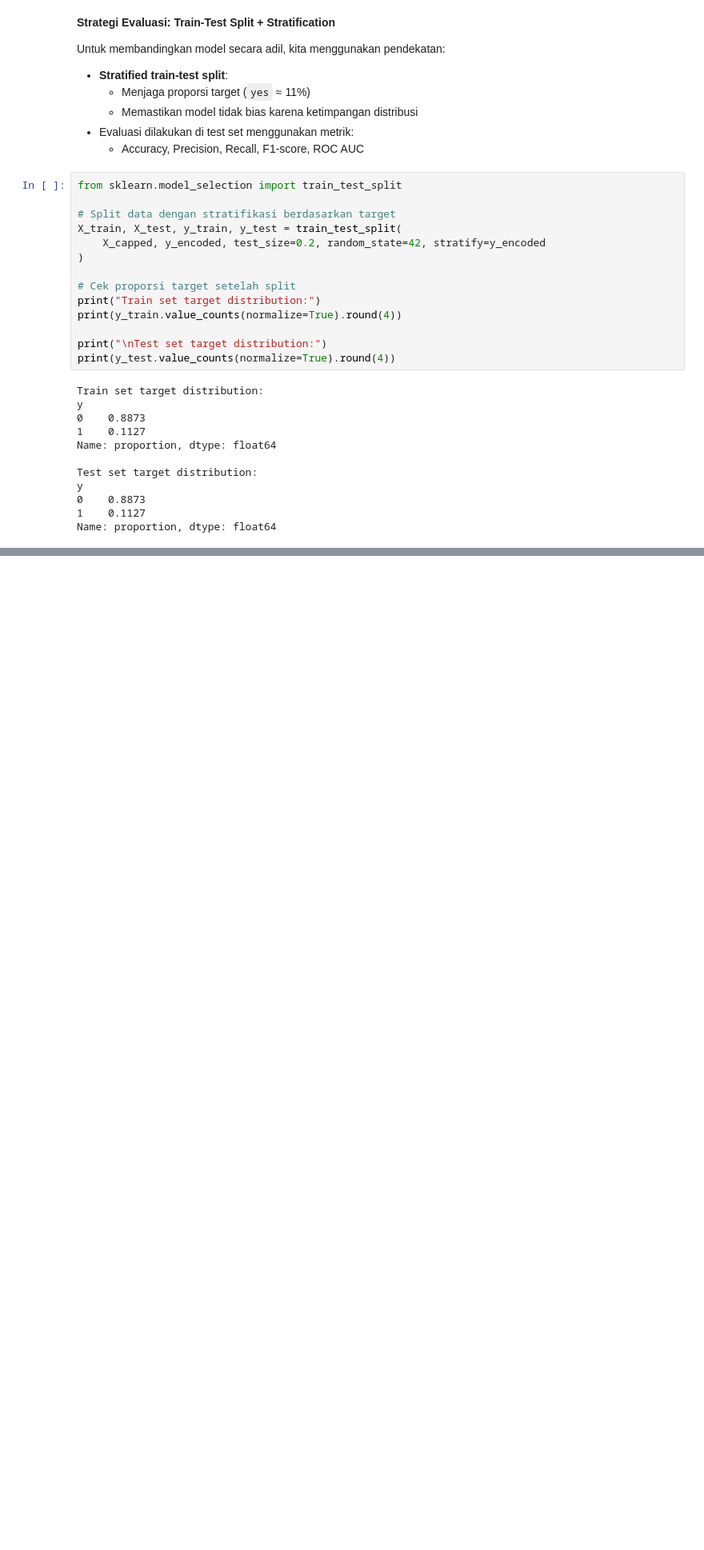
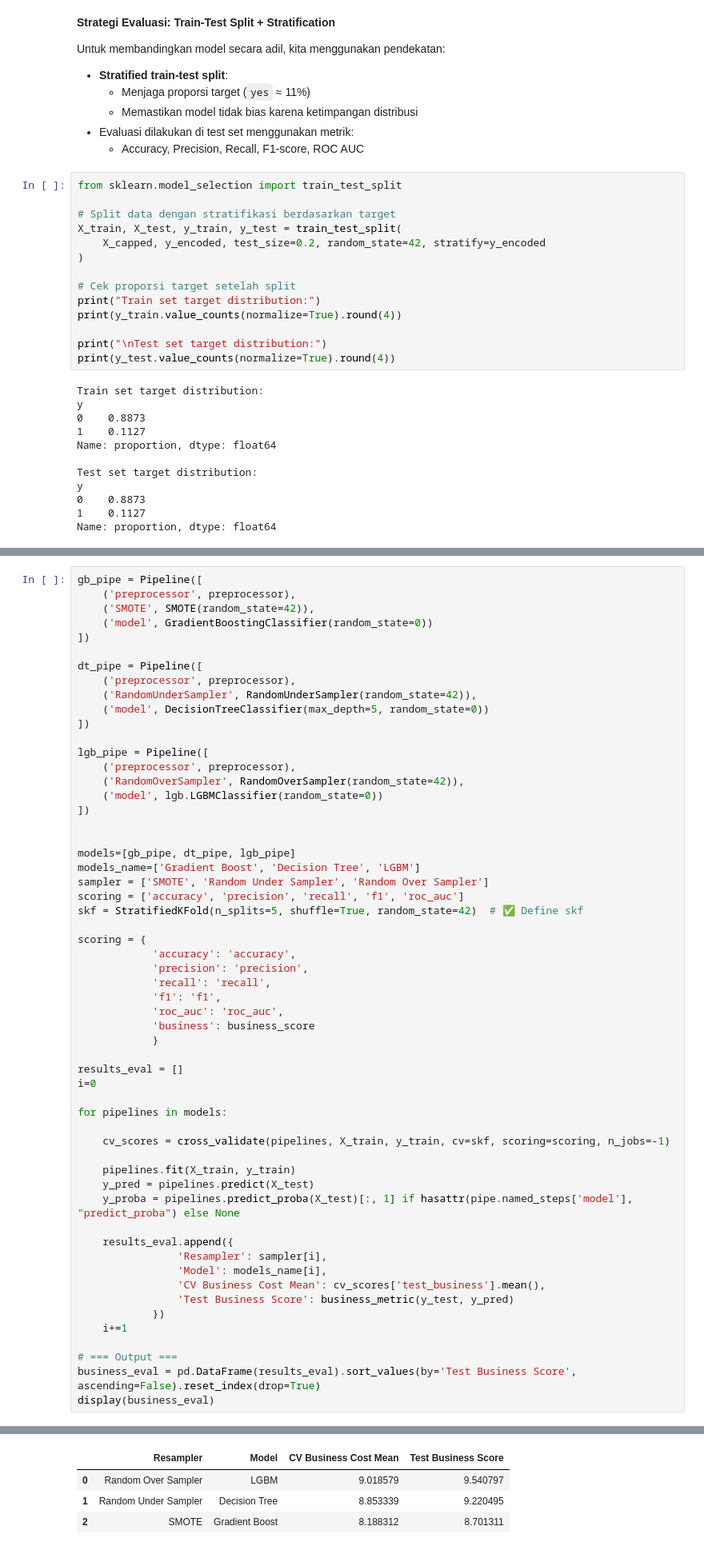
Before and after one commit to akmalraafid25/BetaGroup_JC_DS_OL_FinalProject, a Jupyter notebook: FinalProject.ipynb, the cells around one changed output, grey strips where cells are left out. Shown at 80% size. Drawn from its saved outputs; the diff is of its cells as text; blank space fills up the shorter version.

```diff
--- a/FinalProject.ipynb
+++ b/FinalProject.ipynb
@@ -1525,0 +1582,58 @@ Parameters: { "use_label_encoder" } are not used.
+# %%
+gb_pipe = Pipeline([
+    ('preprocessor', preprocessor),
+    ('SMOTE', SMOTE(random_state=42)),
+    ('model', GradientBoostingClassifier(random_state=0))
+])
+
+dt_pipe = Pipeline([
+    ('preprocessor', preprocessor),
+    ('RandomUnderSampler', RandomUnderSampler(random_state=42)),
+    ('model', DecisionTreeClassifier(max_depth=5, random_state=0))
+])
+
+lgb_pipe = Pipeline([
+    ('preprocessor', preprocessor),
+    ('RandomOverSampler', RandomOverSampler(random_state=42)),
+    ('model', lgb.LGBMClassifier(random_state=0))
+])
+
+
+models=[gb_pipe, dt_pipe, lgb_pipe]
+models_name=['Gradient Boost', 'Decision Tree', 'LGBM']
+sampler = ['SMOTE', 'Random Under Sampler', 'Random Over Sampler']
+scoring = ['accuracy', 'precision', 'recall', 'f1', 'roc_auc']
+skf = StratifiedKFold(n_splits=5, shuffle=True, random_state=42)  # ✅ Define skf
+
+scoring = {
+            'accuracy': 'accuracy',
+            'precision': 'precision',
+            'recall': 'recall',
+            'f1': 'f1',
+            'roc_auc': 'roc_auc',
+            'business': business_score
+            }
+
+results_eval = []
+i=0
+
+for pipelines in models:
+
+    cv_scores = cross_validate(pipelines, X_train, y_train, cv=skf, scoring=scoring, n_jobs=-1)
+
+    pipelines.fit(X_train, y_train)
+    y_pred = pipelines.predict(X_test)
+    y_proba = pipelines.predict_proba(X_test)[:, 1] if hasattr(pipe.named_steps['model'], "predict_proba") else None
+
+    results_eval.append({
+                'Resampler': sampler[i],
+                'Model': models_name[i],
+                'CV Business Cost Mean': cv_scores['test_business'].mean(),
+                'Test Business Score': business_metric(y_test, y_pred)
+            })
+    i+=1
+
+# === Output ===
+business_eval = pd.DataFrame(results_eval).sort_values(by='Test Business Score', ascending=False).reset_index(drop=True)
+display(business_eval)
+# %% [output]
@@ -1525,0 +1647,4 @@ Parameters: { "use_label_encoder" } are not used.
+|  | Resampler | Model | CV Business Cost Mean | Test Business Score |
+| 0 | Random Over Sampler | LGBM | 9.018579 | 9.540797 |
+| 1 | Random Under Sampler | Decision Tree | 8.853339 | 9.220495 |
+| 2 | SMOTE | Gradient Boost | 8.188312 | 8.701311 |
```
Also changed, not shown: parts of 15 cells of this notebook.
